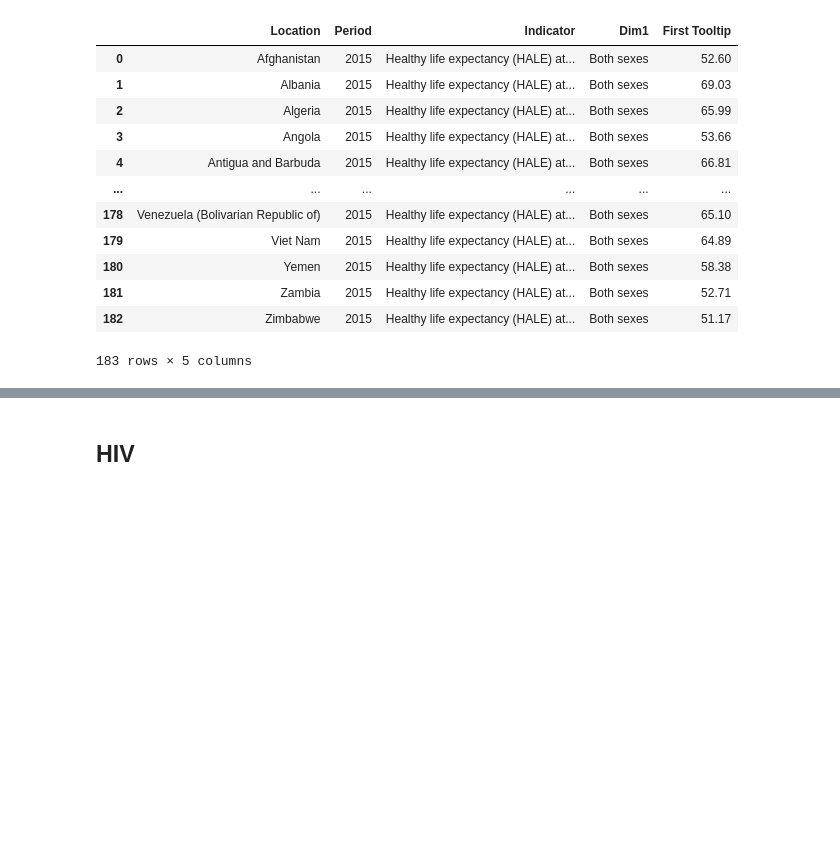
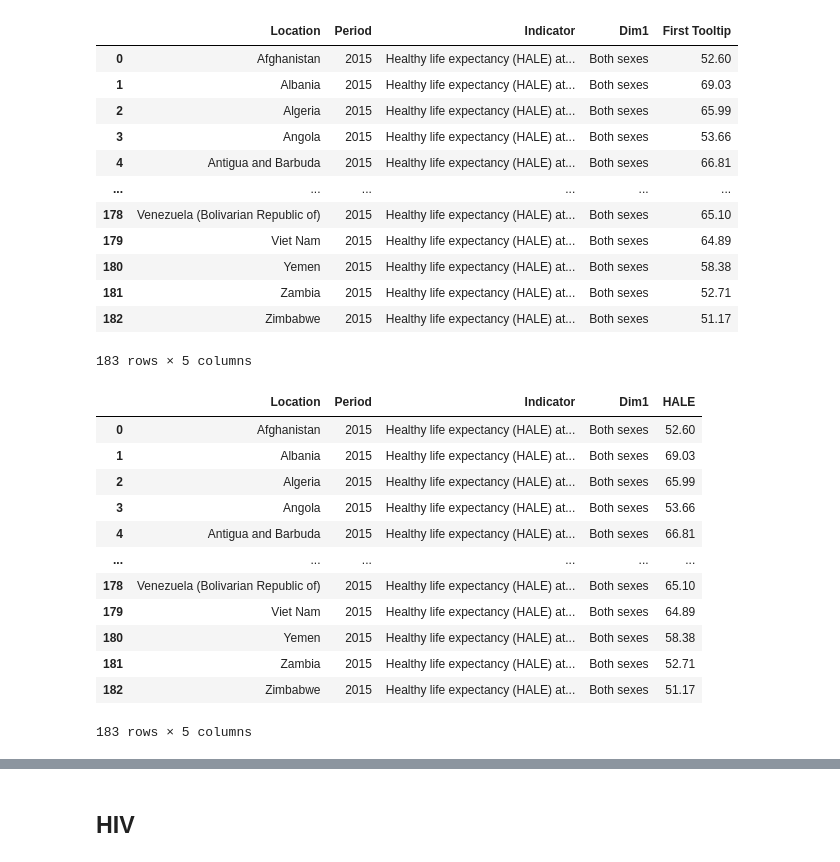
Before and after one commit to kwolf3/World_Health_Statistics_Project, a Jupyter notebook: Combine Datasets.ipynb, the cells around one changed output, grey strips where cells are left out. Cells and saved outputs as stored; diff of their text form; code cells hidden in the pictures; blank space fills up the shorter version.

```diff
--- a/Combine Datasets.ipynb
+++ b/Combine Datasets.ipynb
@@ -152,3 +292,21 @@ hale_2015
 | 181 | Zambia | 2015 | Healthy life expectancy (HALE) at... | Both sexes | 52.71 |
 | 182 | Zimbabwe | 2015 | Healthy life expectancy (HALE) at... | Both sexes | 51.17 |
 183 rows × 5 columns
+# %%
+hale_2015.columns = ['Location', 'Period', 'Indicator', 'Dim1', 'HALE']
+# %%
+hale_2015
+# %% [output]
+|  | Location | Period | Indicator | Dim1 | HALE |
+| 0 | Afghanistan | 2015 | Healthy life expectancy (HALE) at... | Both sexes | 52.60 |
+| 1 | Albania | 2015 | Healthy life expectancy (HALE) at... | Both sexes | 69.03 |
+| 2 | Algeria | 2015 | Healthy life expectancy (HALE) at... | Both sexes | 65.99 |
+| 3 | Angola | 2015 | Healthy life expectancy (HALE) at... | Both sexes | 53.66 |
+| 4 | Antigua and Barbuda | 2015 | Healthy life expectancy (HALE) at... | Both sexes | 66.81 |
+| ... | ... | ... | ... | ... | ... |
+| 178 | Venezuela (Bolivarian Republic of) | 2015 | Healthy life expectancy (HALE) at... | Both sexes | 65.10 |
+| 179 | Viet Nam | 2015 | Healthy life expectancy (HALE) at... | Both sexes | 64.89 |
+| 180 | Yemen | 2015 | Healthy life expectancy (HALE) at... | Both sexes | 58.38 |
+| 181 | Zambia | 2015 | Healthy life expectancy (HALE) at... | Both sexes | 52.71 |
+| 182 | Zimbabwe | 2015 | Healthy life expectancy (HALE) at... | Both sexes | 51.17 |
+183 rows × 5 columns
```
Also changed, not shown: parts of 52 cells of this notebook.
